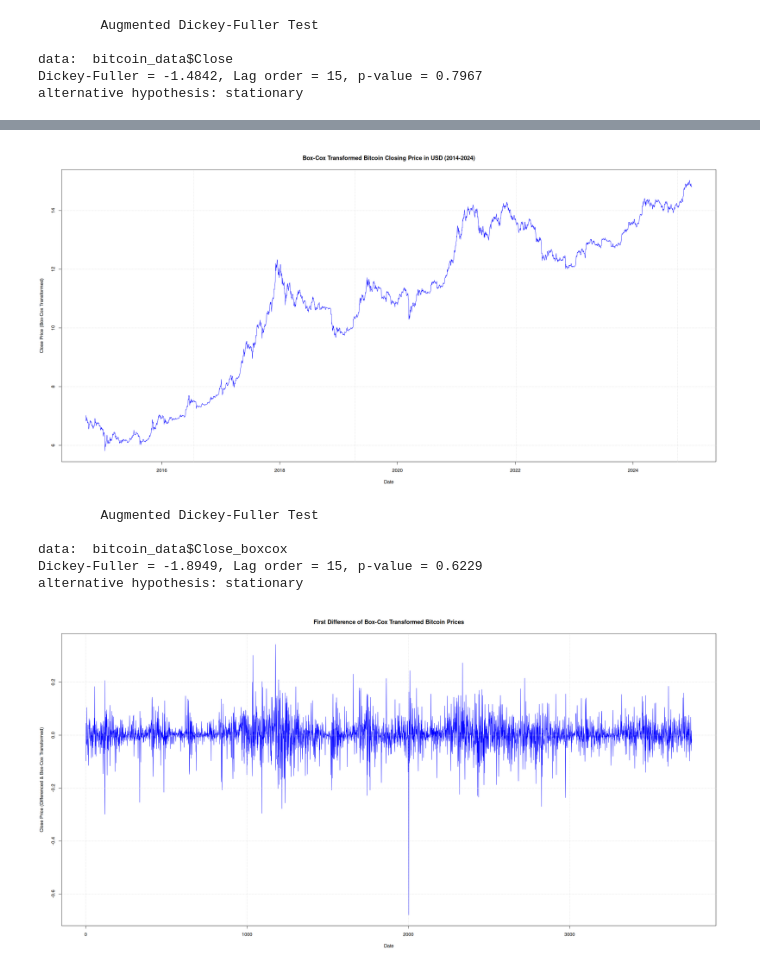
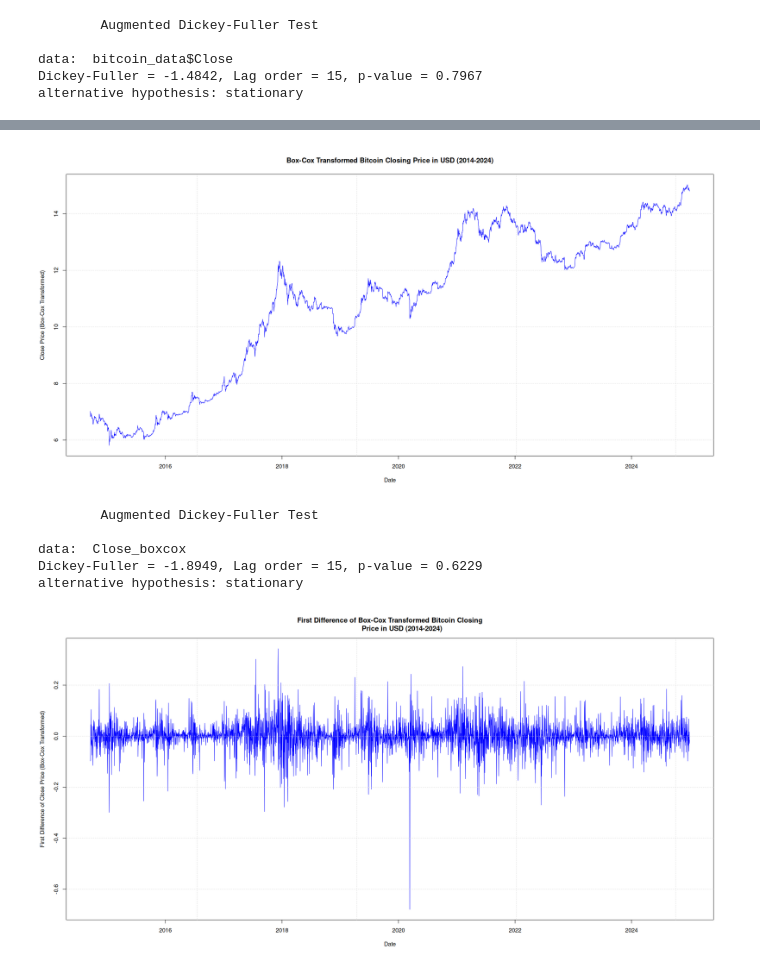
Before and after one commit to LyesHADJAR/TSAC-Individual-Project, a Jupyter notebook: notebooks/bitcoin-prices-analysis.ipynb, the cells around one changed output, grey strips where cells are left out. Saved outputs shown, nothing was run; the diff lists cells and outputs as text; code cells hidden in the pictures.

```diff
--- a/notebooks/bitcoin-prices-analysis.ipynb
+++ b/notebooks/bitcoin-prices-analysis.ipynb
@@ -92,10 +114,10 @@ Optimal lambda for Box-Cox transformation: 0.04334072
 # %%
 # Apply the Box-Cox transformationq
-bitcoin_data$Close_boxcox <- BoxCox(bitcoin_data$Close, lambda)
+Close_boxcox <- BoxCox(bitcoin_data$Close, lambda)
 
 # Plot the Box-Cox transformed series
 par(bg = "white")
-plot(bitcoin_data$Date, bitcoin_data$Close_boxcox,
+plot(bitcoin_data$Date, Close_boxcox,
      type = "l",
      main = "Box-Cox Transformed Bitcoin Closing Price in USD (2014-2024)",
      xlab = "Date",
@@ -104,27 +126,31 @@ plot(bitcoin_data$Date, bitcoin_data$Close_boxcox,
      lwd = 1)
 grid()
 # %% [output]
-[figure, old version]
+[figure, new version]
 # %%
 # ADF test on transformed data
 library(tseries)
-adf.test(bitcoin_data$Close_boxcox)
+adf.test(Close_boxcox)
 # %% [output]
         Augmented Dickey-Fuller Test
 
-data:  bitcoin_data$Close_boxcox
+data:  Close_boxcox
 Dickey-Fuller = -1.8949, Lag order = 15, p-value = 0.6229
 alternative hypothesis: stationary
+# %%
+# Calculate the first difference of the Box-Cox transformed closing price
+close_diff <- c(NA, diff(Close_boxcox, differences = 1))
 # %%
-# Plot the Box-Cox transformed series
+# Plot the first differenced series
 par(bg = "white")
-plot(bitcoin_diff,
+plot(bitcoin_data$Date, close_diff,
      type = "l",
-     main = "First Difference of Box-Cox Transformed Bitcoin Prices",
+     main = "First Difference of Box-Cox Transformed Bitcoin Closing
+            Price in USD (2014-2024)",
      xlab = "Date",
-     ylab = "Close Price (Differenced & Box-Cox Transformed)",
+     ylab = "First Difference of Close Price (Box-Cox Transformed)",
      col = "blue",
      lwd = 1)
 grid()
 # %% [output]
-[figure, old version]
+[figure, new version]
```
Also changed, not shown: parts of 13 cells of this notebook.
